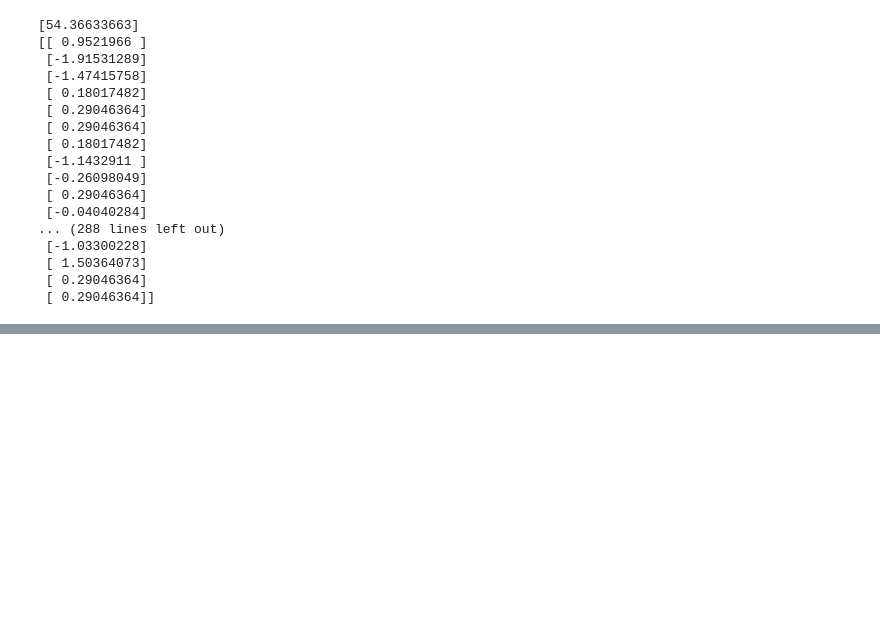
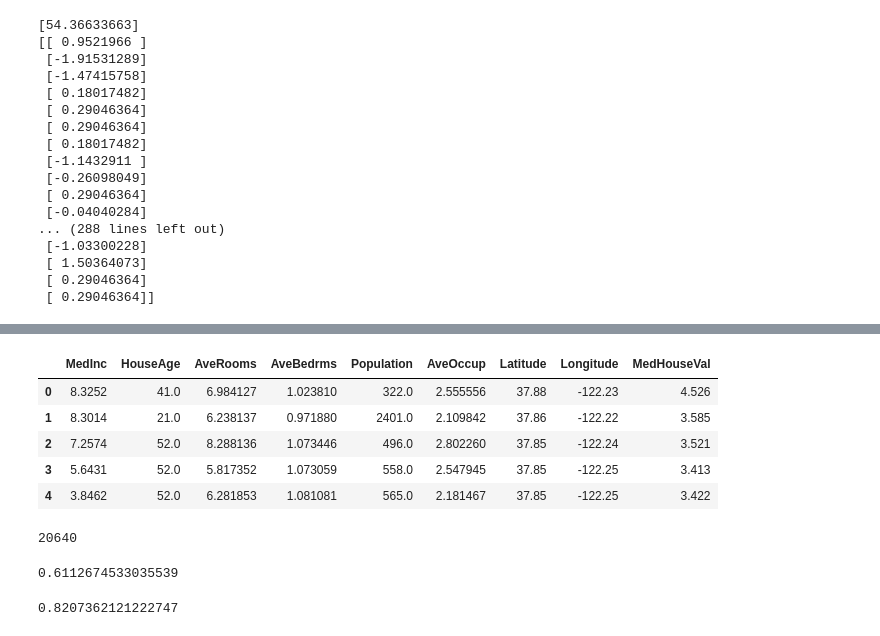
Before and after one commit to jonotassia/data-science-test, a Jupyter notebook: intro_to_scikitlearn.ipynb, the cells around one changed output, grey strips where cells are left out. Drawn from its saved outputs; the diff is of its cells as text; code cells hidden in the pictures; blank space fills up the shorter version.

Commit message:
Review evaluation methods

```diff
--- a/intro_to_scikitlearn.ipynb
+++ b/intro_to_scikitlearn.ipynb
@@ -532,0 +550,8 @@ print(scaler.transform(norm_heart_age))
+# %%
+# Using California housing dataset. Target variable is median house value in hundred thousand dollars
+
+from sklearn.datasets import fetch_california_housing
+import pandas as pd
+
+housing = fetch_california_housing()
+housing
@@ -532,0 +576,3 @@ print(scaler.transform(norm_heart_age))
+# %%
+housing_df = pd.DataFrame(housing["data"], columns=[housing["feature_names"]])
+housing_df.head()
@@ -532,0 +586,12 @@ print(scaler.transform(norm_heart_age))
+# %%
+# Add target to dataset
+
+housing_df["MedHouseVal"] = housing["target"]
+housing_df.head()
+# %% [output]
+|  | MedInc | HouseAge | AveRooms | AveBedrms | Population | AveOccup | Latitude | Longitude | MedHouseVal |
+| 0 | 8.3252 | 41.0 | 6.984127 | 1.023810 | 322.0 | 2.555556 | 37.88 | -122.23 | 4.526 |
+| 1 | 8.3014 | 21.0 | 6.238137 | 0.971880 | 2401.0 | 2.109842 | 37.86 | -122.22 | 3.585 |
+| 2 | 7.2574 | 52.0 | 8.288136 | 1.073446 | 496.0 | 2.802260 | 37.85 | -122.24 | 3.521 |
+| 3 | 5.6431 | 52.0 | 5.817352 | 1.073059 | 558.0 | 2.547945 | 37.85 | -122.25 | 3.413 |
+| 4 | 3.8462 | 52.0 | 6.281853 | 1.081081 | 565.0 | 2.181467 | 37.85 | -122.25 | 3.422 |
@@ -532,0 +601,38 @@ print(scaler.transform(norm_heart_age))
+# %%
+len(housing_df)
+# %% [output]
+20640
+# %%
+# import algorithm
+from sklearn.linear_model import Ridge
+
+# Setup random seed
+np.random.seed(5)
+
+# Create data
+X = housing_df.drop("target", axis=1)
+y = housing_df["target"] # Median house price in 100,000 increments
+
+# Split into train and test sets
+X_train, X_test, y_train, y_test = train_test_split(X, y, test_size=0.2)
+
+# Instantiate and fit model
+reg = Ridge()
+reg.fit(X_train, y_train)
+
+# Check score of model on test set
+reg.score(X_test, y_test)
+# %% [output]
+0.6112674533035539
+# %%
+# Since the score of this fit isn't particularly high, we can try the ensemble method, which applies multiple models at the same time
+# Random Forest regressor would be an example
+from sklearn.ensemble import RandomForestRegressor
+
+reg = RandomForestRegressor()
+reg.fit(X_train, y_train)
+
+# Check score of mode on test set
+reg.score(X_test, y_test)
+# %% [output]
+0.8207362121222747
```
Also changed, not shown: parts of 54 cells of this notebook, 1 other file.
